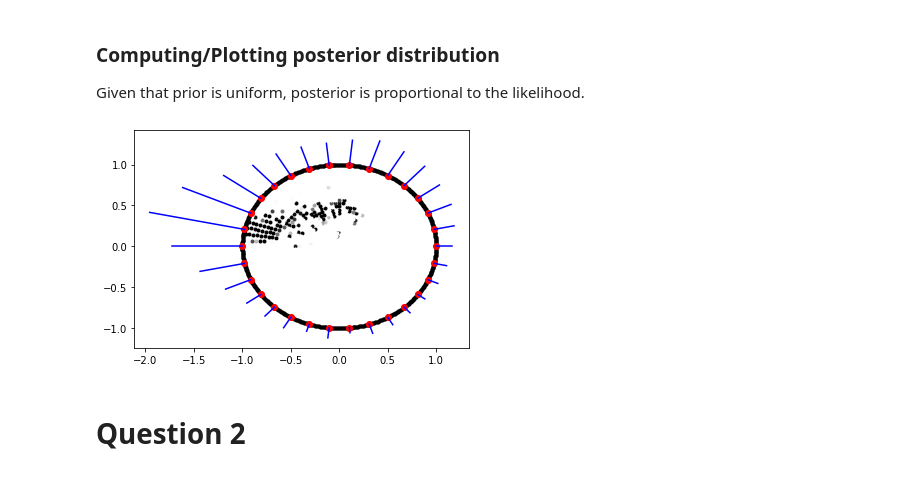
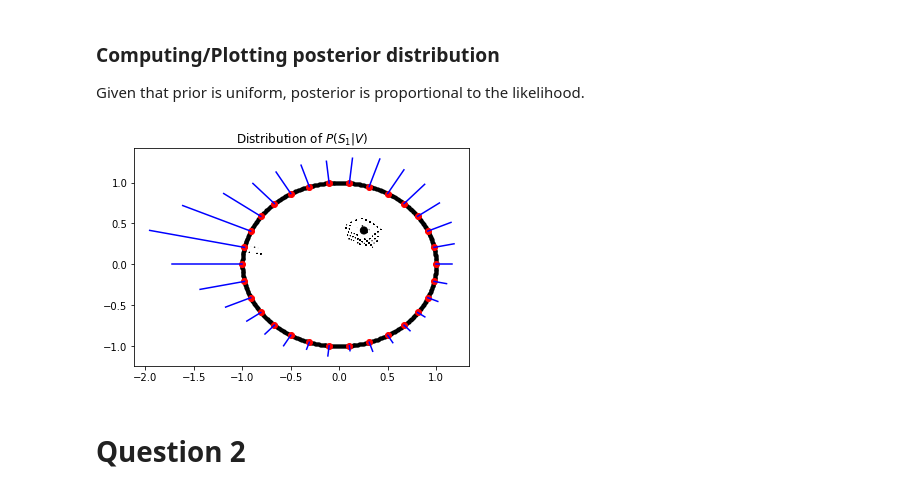
Before and after one commit to raneye99/COMP0080, a Jupyter notebook: Assignment/Earthquake/EarthquakesQuestion.ipynb, the cells around one changed output. Saved outputs shown, nothing was run; the diff lists cells and outputs as text; code cells hidden in the pictures.

Commit message:
adding marginalization on posterior

```diff
--- a/Assignment/Earthquake/EarthquakesQuestion.ipynb
+++ b/Assignment/Earthquake/EarthquakesQuestion.ipynb
@@ -53,14 +54,18 @@ plt.scatter(x_sensor, y_sensor)
 # %%
 # Building hypothesis space
 # earthquakes are said to be independent, hence the value function is called independently at every station
-if os.path.exists('hypothesis.csv') == False:
-    print('Building the hypothesis space...')
-    build = time.time()
-    hypothesis = np.zeros((S,N))
-    for s1,s2 in product(range(0,S), range(0,S)):
-        for i in range(N):
-            hypothesis[s1][i]=value(x[s1],y[s1],x_sensor[i],y_sensor[i]) + value(x[s2],y[s2],x_sensor[i],y_sensor[i])+ 0.2*np.random.randn() # explosion value
-    print('Took',time.time() - build,'seconds to build hypothesis space for 2 earthquakes')
-    np.savetxt('hypothesis.csv', hypothesis, delimiter=',', fmt = '%10.5f')
-else:
-    v = np.loadtxt('hypothesis.csv', dtype='float', delimiter=',')
+print('Building the hypothesis space...')
+build = time.time()
+hypothesis = np.zeros((S,N))
+for s in range(0,S):
+    for i in range(N):
+        hypothesis[s][i]=value(x[s],y[s],x_sensor[i],y_sensor[i])
+
+v = np.zeros((S,S, N))
+for i in range(30):
+    for j in range(S):
+        for k in range(S):
+            #D-value for 2 explosions - V * V.T
+            v[j,k,i] = hypothesis[j,i] + hypothesis[k,i] + 0.2*np.random.randn() # explosion value
+
+print('Took',time.time() - build,'seconds to build hypothesis space for 2 earthquakes')
@@ -76,30 +93,39 @@ like=np.exp(prob)/np.sqrt(2*np.pi*(sd**2))
+# %%
+# Determine likelihood, p(location|observed sensor values), given these sensor values
+like = np.ones((S,S))
+for i in range(N):
+    like[:, :] *= norm.pdf(v[:,:,i], data[i], sd)
+double_sum = like.sum(axis = 1) # summing along one direction in order to marginalise out s2
+double_scale = double_sum/double_sum.max()
 # %%
 plt.figure()
-# plotting posterior
-for s in range(S):
-    plt.plot(x[s],y[s],".",color=(1-(like[s]/max(like)))*np.array([1,1,1]))
 
+
+# plotting posterior distribution of s1
+plt.scatter(x, y, s = double_sum*100,zorder = 0, color = "black")
 
 # plottling perimeter
 for theta in np.arange(0,2*np.pi,0.01):
     plt.plot(np.cos(theta),np.sin(theta),".",color=[0,0,0])
 
 # plotting station locations
 for sensor in range(N):
     plt.plot(x_sensor[sensor],y_sensor[sensor],"o",color=[1,0,0])
 
 # plotting observed values at each sensor (spikes shown in fig (1.3))
 for sensor in range(N):
     scale =1
     theta_sensor = 2*np.pi*sensor/N
     base = [x_sensor[sensor],((scaled_data[sensor])*np.cos(theta_sensor))]
     top = [y_sensor[sensor], ((scaled_data[sensor])*np.sin(theta_sensor))]
     plt.plot(base, top,"-",color='b')
 
+
+plt.title("Distribution of $P(S_{1}|V)$")
 plt.savefig('posterior.png')
 plt.show()
 # %% [output]
-[figure, old version]
+[figure, new version]
 # %% [markdown]
 # Question 2
 # %% [markdown]
```
Also changed, not shown: parts of 7 cells of this notebook.
